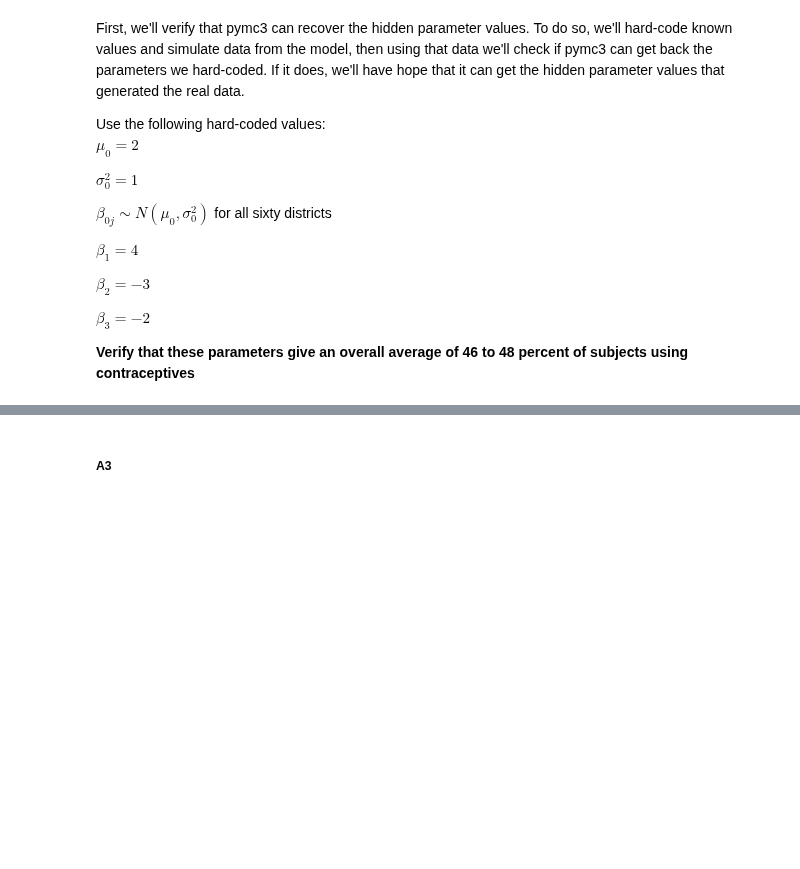
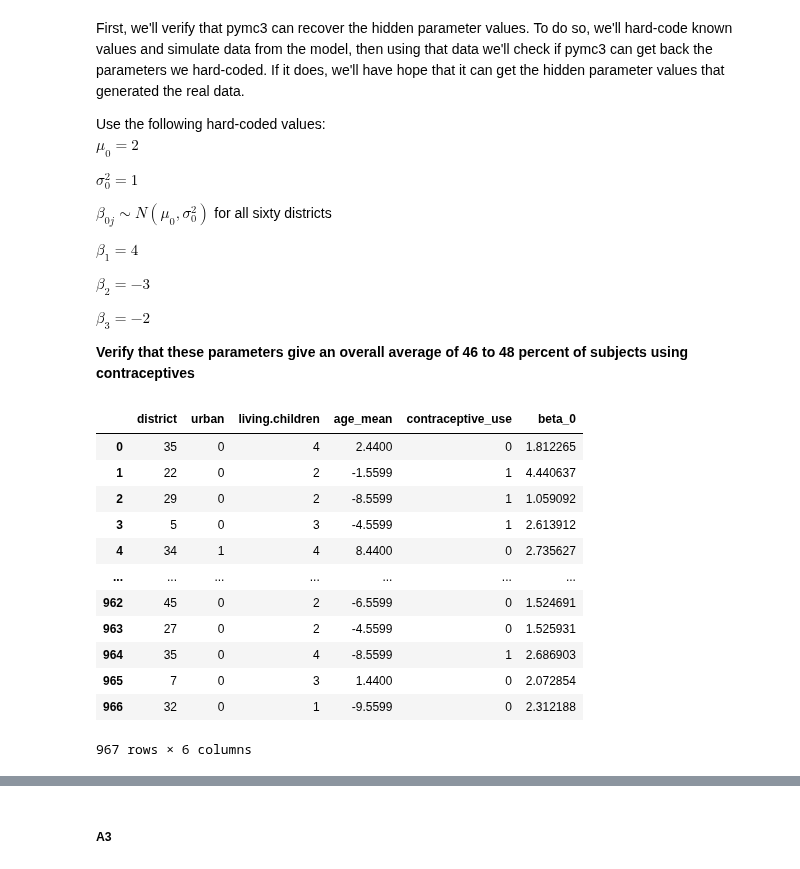
Before and after one commit to jackxxu/2020-CS109B, a Jupyter notebook: content/homeworks/hw03/notebook/cs109b_hw3.ipynb, the cells around one changed output, grey strips where cells are left out. Cells and saved outputs as stored; diff of their text form; code cells hidden in the pictures; blank space fills up the shorter version.

```diff
--- a/content/homeworks/hw03/notebook/cs109b_hw3.ipynb
+++ b/content/homeworks/hw03/notebook/cs109b_hw3.ipynb
@@ -137,0 +130,25 @@ $\beta_3 = -2$
+# %%
+np.random.seed(109)
+
+X = df_train.copy()
+
+mu_beta_0 = 2
+sigma_beta_0 = 1
+beta_0s = np.random.normal(mu_beta_0, sigma_beta_0, df_train.shape[0])
+
+X['beta_0'] = beta_0s
+X
+# %% [output]
+|  | district | urban | living.children | age_mean | contraceptive_use | beta_0 |
+| 0 | 35 | 0 | 4 | 2.4400 | 0 | 1.812265 |
+| 1 | 22 | 0 | 2 | -1.5599 | 1 | 4.440637 |
+| 2 | 29 | 0 | 2 | -8.5599 | 1 | 1.059092 |
+| 3 | 5 | 0 | 3 | -4.5599 | 1 | 2.613912 |
+| 4 | 34 | 1 | 4 | 8.4400 | 0 | 2.735627 |
+| ... | ... | ... | ... | ... | ... | ... |
+| 962 | 45 | 0 | 2 | -6.5599 | 0 | 1.524691 |
+| 963 | 27 | 0 | 2 | -4.5599 | 0 | 1.525931 |
+| 964 | 35 | 0 | 4 | -8.5599 | 1 | 2.686903 |
+| 965 | 7 | 0 | 3 | 1.4400 | 0 | 2.072854 |
+| 966 | 32 | 0 | 1 | -9.5599 | 0 | 2.312188 |
+967 rows × 6 columns
```
Also changed, not shown: parts of 7 cells of this notebook.
